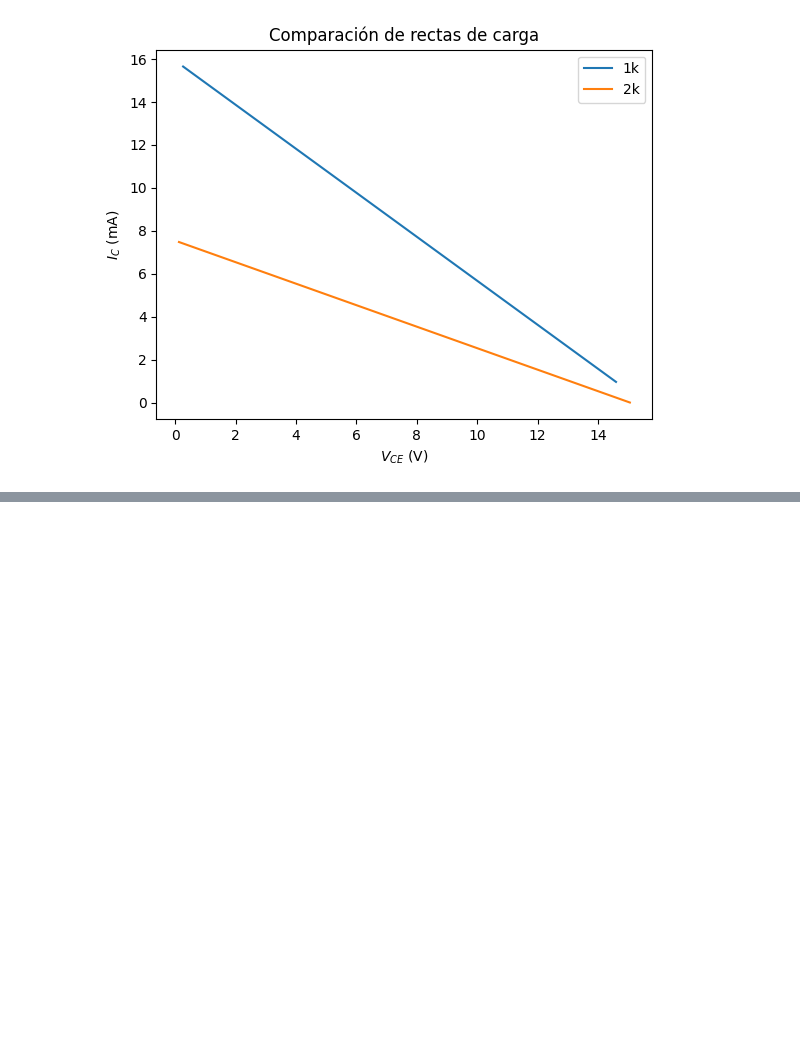
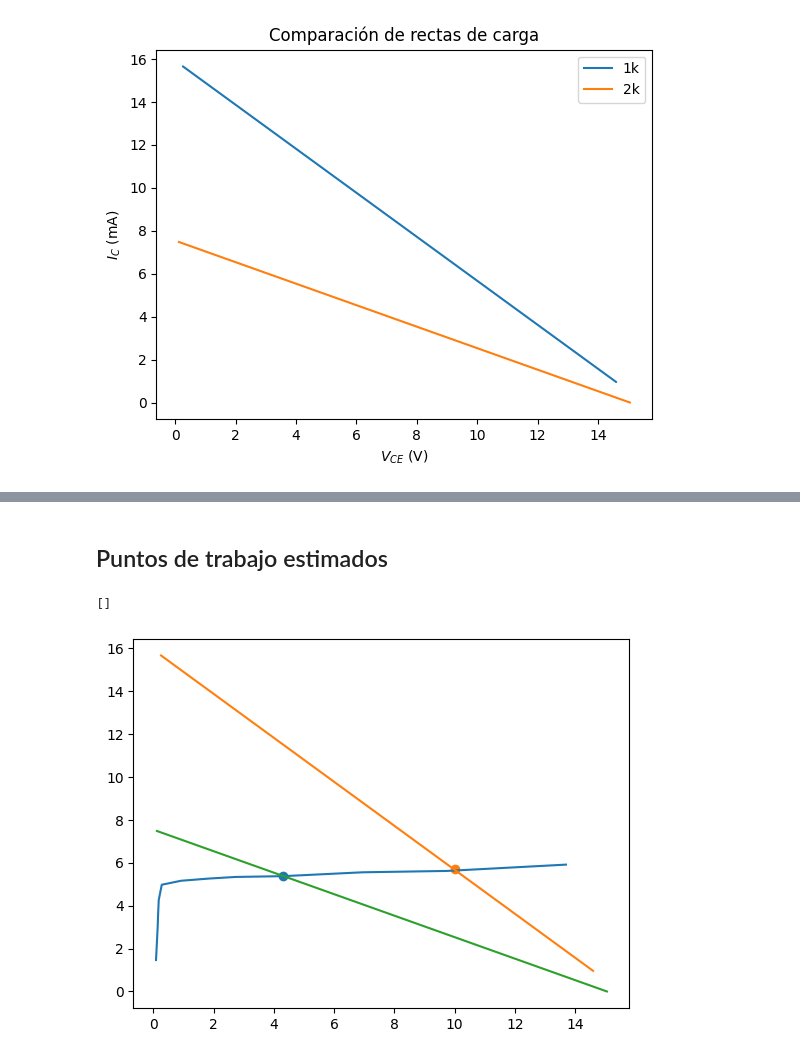
Before and after one commit to LucasBerredo/PL-ELEC, a Jupyter notebook: PL1/analisis.ipynb, the cells around one changed output, grey strips where cells are left out. Saved outputs shown, nothing was run; the diff lists cells and outputs as text; code cells hidden in the pictures; blank space fills up the shorter version.

```diff
--- a/PL1/analisis.ipynb
+++ b/PL1/analisis.ipynb
@@ -61,0 +78,12 @@ plt.show()
+# %% [markdown]
+## Puntos de trabajo estimados
+# %%
+plt.plot(V_CE_3, I_C_3)
+plt.plot(V_CE, fit)
+plt.plot(V_CE_2, fit_2)
+plt.scatter(4.3,5.4)
+plt.scatter(10, 5.7)
+plt.plot()
+# %% [output]
+[]
+[figure, added]
```
Also changed, not shown: parts of 2 cells of this notebook.
